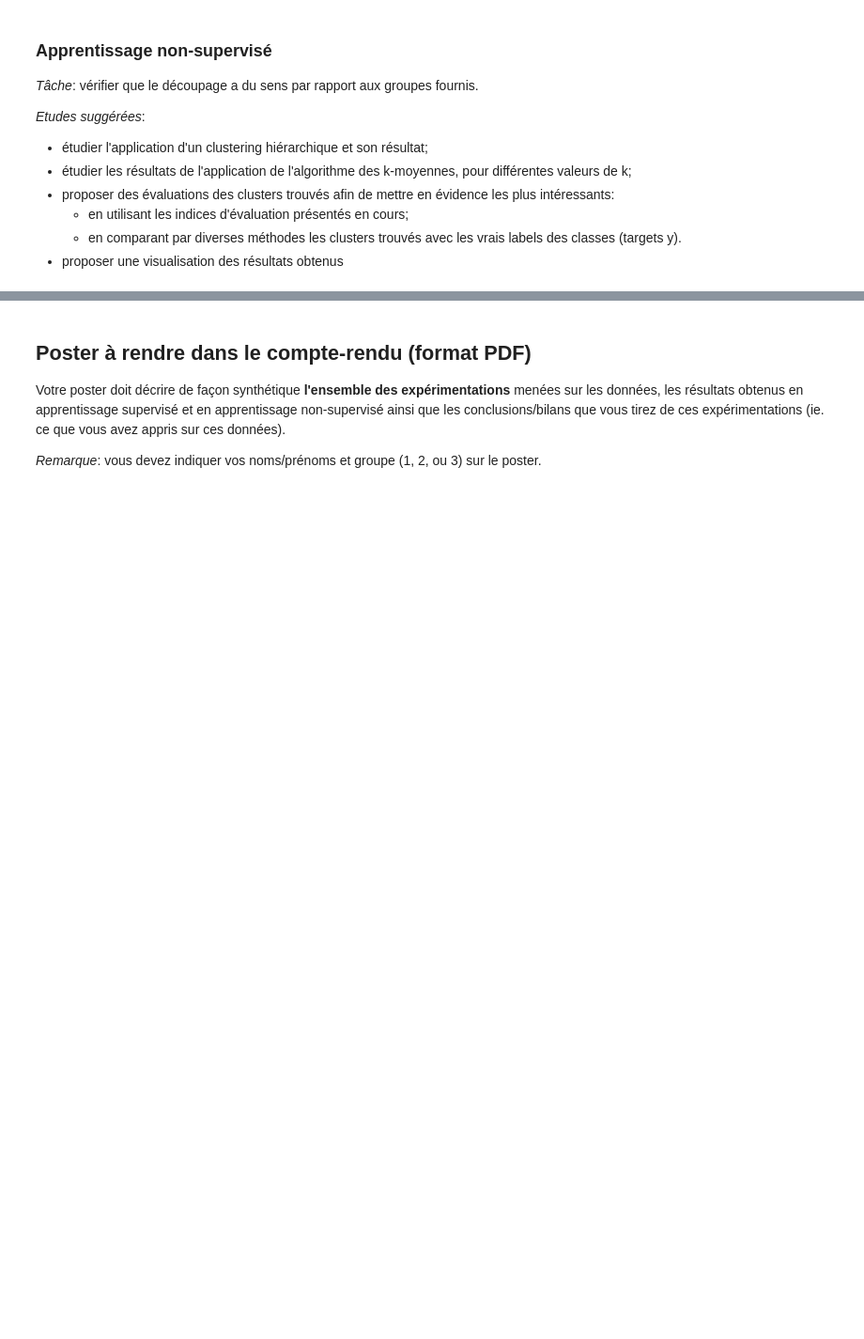
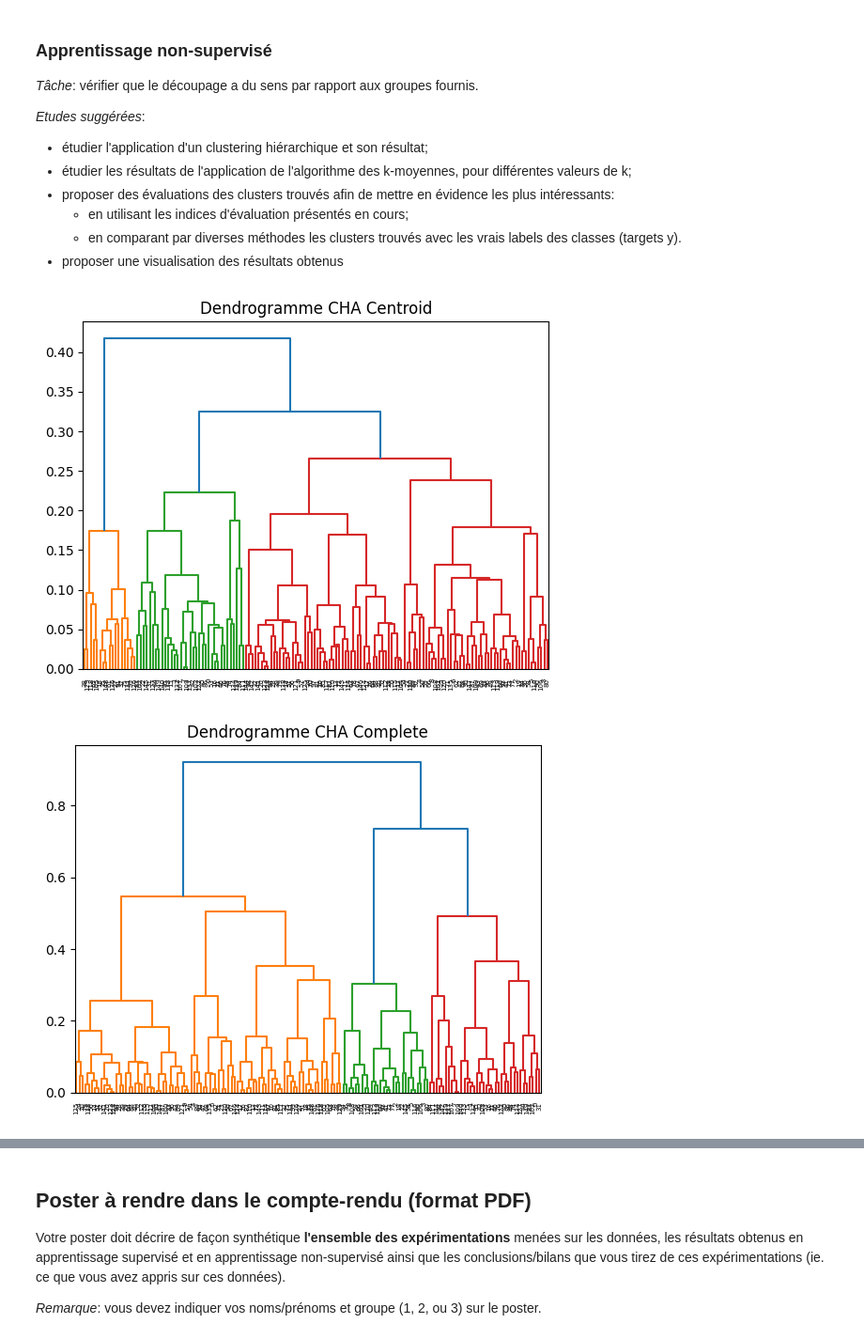
Before and after one commit to Antoine1903/Projets_Sorbonne_Universite, a Jupyter notebook: LU3IN026/miniprojet/projet-Zhang_Lecomte.ipynb, the cells around one changed output, grey strips where cells are left out. Shown at 94% size. Cells and saved outputs as stored; diff of their text form; code cells hidden in the pictures; blank space fills up the shorter version.

```diff
--- a/LU3IN026/miniprojet/projet-Zhang_Lecomte.ipynb
+++ b/LU3IN026/miniprojet/projet-Zhang_Lecomte.ipynb
@@ -1836,3 +1806,23 @@ graphe_arbre_elections
     - en utilisant les indices d'évaluation présentés en cours;
     - en comparant par diverses méthodes les clusters trouvés avec les vrais labels des classes (targets y).
 - proposer une visualisation des résultats obtenus
+# %%
+from sklearn.decomposition import PCA
+
+# 假设 X_df 是标准化后的 DataFrame
+pca = PCA(n_components=2)  # 可以改成 3 做 3D 可视化
+X_pca = pca.fit_transform(X_df)
+
+# 转成 DataFrame 以兼容你的函数
+X_pca_df = pd.DataFrame(X_pca, columns=["PC1", "PC2"])
+
+# 选取前150个样本（与原先一致）
+X_small = X_pca_df.iloc[:150]
+
+clust.CHA(X_small, linkage='centroid', verbose=False, dendrogramme=True)
+clust.CHA(X_small, linkage='complete', verbose=False, dendrogramme=True)
+clust.CHA(X_small, linkage='average', verbose=False, dendrogramme=True)
+clust.CHA(X_small, linkage='simple', verbose=False, dendrogramme=True)
+# %% [output]
+[figure, added]
+[figure, added]
```
Also changed, not shown: parts of 12 cells of this notebook.
